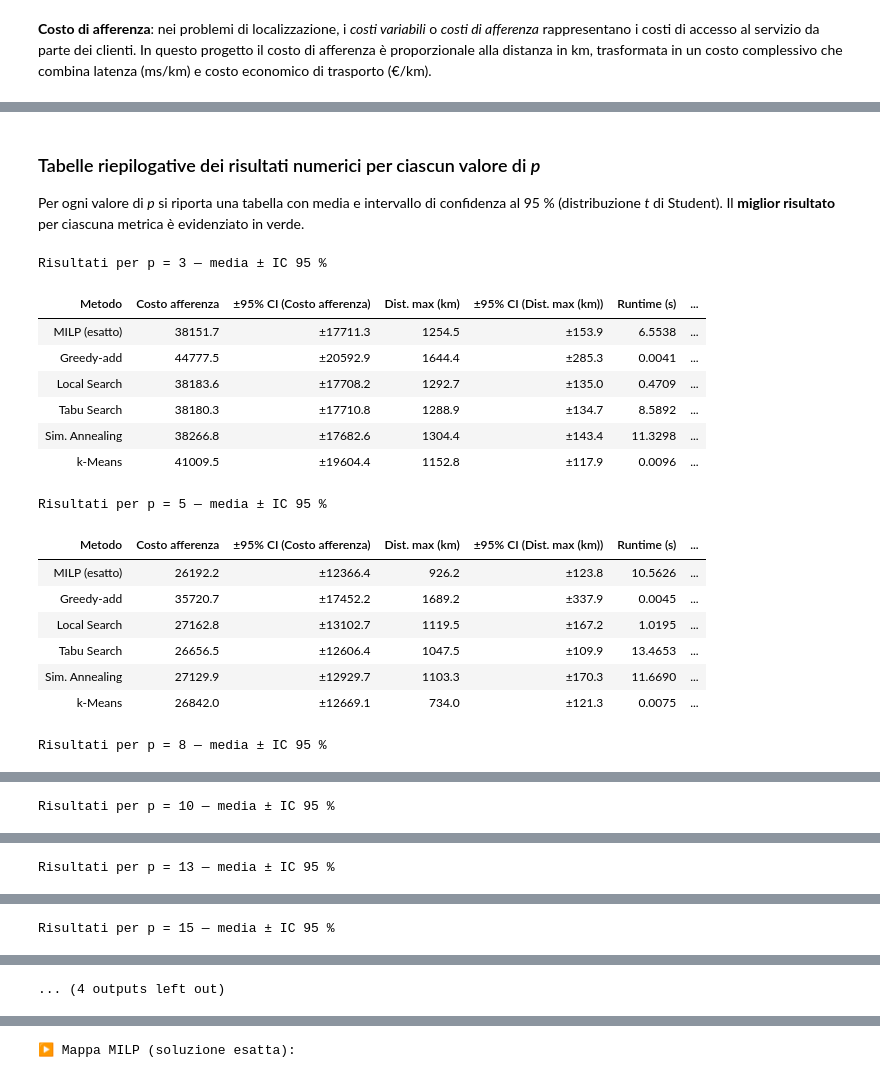
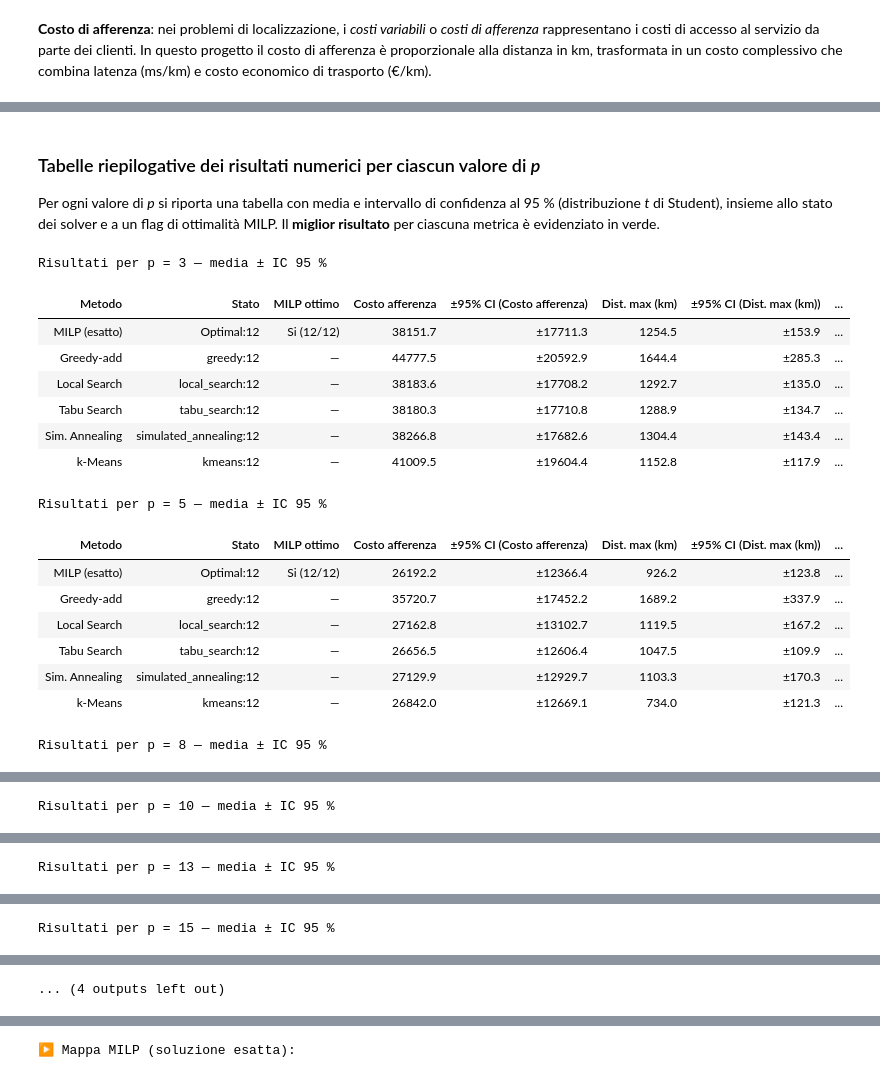
Before and after one commit to Leonard2310/pop-capacitated-pmedian, a Jupyter notebook: experiments.ipynb, the cells around one changed output, grey strips where cells are left out. Saved outputs shown, nothing was run; the diff lists cells and outputs as text; code cells hidden in the pictures.

```diff
--- a/experiments.ipynb
+++ b/experiments.ipynb
@@ -184,18 +184,7 @@ def sample_users(n_users: int, seed: int, generated_dir: Path = Path('data/gener
 
     # Aggiornamento registro dataset
     index_path = Path('data/index.json')
-    try:
-        index_data = json.loads(index_path.read_text(encoding='utf-8'))
-    except Exception:
-        index_data = {
-            'created_at': datetime.now().strftime('%Y-%m-%d'),
-            'generated_dir': str(generated_dir.as_posix()),
-            'schema': {
-                'record': {'lat': 'float', 'lon': 'float', 'demand': 'float'},
-                'filename_pattern': 'users_n<N>_seed<S>.json',
-            },
-            'datasets': [],
-        }
+    index_data = json.loads(index_path.read_text(encoding='utf-8'))
 
     record = {
         'file': str(path.as_posix()),
@@ -487,7 +461,7 @@ def greedy_solution(
     dist_cost: np.ndarray,
     demands: np.ndarray,
     p: int,
-    capacities: np.ndarray | None = None,
+    capacities: np.ndarray,
 ) -> dict:
     """Soluzione completa: greedy-add (costruzione) + assegnamento capacitato.
 
@@ -499,7 +473,7 @@ def greedy_solution(
         dist_cost: Matrice dei costi di afferenza.
         demands: Domanda degli utenti.
         p: Numero di centri di servizio da attivare.
-        capacities: Capacità dei candidati (opzionale).
+        capacities: Capacità dei candidati.
 
     Returns:
         Dizionario con: status, objective, open, assign, runtime, feasible.
@@ -507,11 +481,7 @@ def greedy_solution(
     start = time.perf_counter()
     open_hubs = greedy_add(dist_cost, demands, p)
 
-    if capacities is None:
-        assign = open_hubs[np.argmin(dist_cost[:, open_hubs], axis=1)]
-        feasible = True
-    else:
-        assign, feasible = assign_with_capacity(dist_cost, demands, open_hubs, capacities)
+    assign, feasible = assign_with_capacity(dist_cost, demands, open_hubs, capacities)
 
     if feasible:
         obj = float(np.sum(demands * dist_cost[np.arange(len(demands)), assign]))
@@ -1303,7 +1266,7 @@ Risultati salvati in results/results.csv
 # %% [markdown]
 ### Tabelle riepilogative dei risultati numerici per ciascun valore di *p*
 
-Per ogni valore di *p* si riporta una tabella con media e intervallo di confidenza al 95 % (distribuzione *t* di Student). Il **miglior risultato** per ciascuna metrica è evidenziato in verde.
+Per ogni valore di *p* si riporta una tabella con media e intervallo di confidenza al 95 % (distribuzione *t* di Student), insieme allo stato dei solver e a un flag di ottimalità MILP. Il **miglior risultato** per ciascuna metrica è evidenziato in verde.
 # %%
 # ── Tabelle numeriche per ciascun valore di p (con IC 95 %) ───────
 from scipy import stats as _stats
@@ -1319,7 +1282,26 @@ for p_val in sorted(results_df['p'].unique()):
     _table_rows = []
     for m in METHOD_STYLE:
         sub = results_df[(results_df['method'] == m) & (results_df['p'] == p_val)]
-        row = {'Metodo': METHOD_STYLE[m]['label']}
+        status_counts = sub['status'].dropna().astype(str).value_counts()
+        status_text = ', '.join(f'{k}:{v}' for k, v in status_counts.items()) if not status_counts.empty else 'n/a'
+        if m == 'milp':
+            n_opt = int((sub['status'] == 'Optimal').sum())
+            n_tot = int(len(sub))
+            if n_tot == 0:
+                milp_opt_flag = 'n/a'
+            elif n_opt == n_tot:
+                milp_opt_flag = f'Si ({n_opt}/{n_tot})'
+            elif n_opt > 0:
+                milp_opt_flag = f'Parziale ({n_opt}/{n_tot})'
+            else:
+                milp_opt_flag = f'No (0/{n_tot})'
+        else:
+            milp_opt_flag = '—'
+        row = {
+            'Metodo': METHOD_STYLE[m]['label'],
+            'Stato': status_text,
+            'MILP ottimo': milp_opt_flag,
+        }
         for metric in _metrics:
             vals = sub[metric].dropna()
             n = len(vals)
@@ -1354,46 +1336,46 @@ for p_val in sorted(results_df['p'].unique()):
             elif second is not None and np.isclose(v, second):
                 styles.append('background-color: #7a6a00 !important; color: #fff3b0 !important; font-weight: bold')
             else:
                 styles.append('')
         return styles
     value_cols = list(_metric_labels.values())
     styled = (df_p.style
               .set_table_styles([
                   {'selector': 'caption', 'props': [('font-weight', 'bold'), ('font-size', '14px'),
                                                      ('margin-bottom', '8px'), ('color', '#e0e0e0')]},
                   {'selector': 'th', 'props': [('background-color', '#2d2d2d'), ('color', '#e0e0e0'),
                                                 ('font-size', '11px')]},
                   {'selector': 'td', 'props': [('font-size', '11px'), ('text-align', 'center'),
                                                 ('color', '#d0d0d0'), ('background-color', '#1e1e1e')]},
               ])
               .apply(_highlight_best, subset=value_cols)
               .format({
                   'Costo afferenza': '{:.1f}',
                   '±95% CI (Costo afferenza)': '±{:.1f}',
                   'Dist. max (km)': '{:.1f}',
                   '±95% CI (Dist. max (km))': '±{:.1f}',
                   'Runtime (s)': '{:.4f}',
                   '±95% CI (Runtime (s))': '±{:.4f}',
               })
               .set_caption(f'Risultati per p = {p_val} — media ± IC 95 %')
               .hide(axis='index'))
     display(styled)
     print()  # spacer between tables
 # %% [output]
 Risultati per p = 3 — media ± IC 95 %
-| Metodo | Costo afferenza | ±95% CI (Costo afferenza) | Dist. max (km) | ±95% CI (Dist. max (km)) | Runtime (s) | ... |
-| MILP (esatto) | 38151.7 | ±17711.3 | 1254.5 | ±153.9 | 6.5538 | ... |
-| Greedy-add | 44777.5 | ±20592.9 | 1644.4 | ±285.3 | 0.0041 | ... |
-| Local Search | 38183.6 | ±17708.2 | 1292.7 | ±135.0 | 0.4709 | ... |
-| Tabu Search | 38180.3 | ±17710.8 | 1288.9 | ±134.7 | 8.5892 | ... |
-| Sim. Annealing | 38266.8 | ±17682.6 | 1304.4 | ±143.4 | 11.3298 | ... |
-| k-Means | 41009.5 | ±19604.4 | 1152.8 | ±117.9 | 0.0096 | ... |
+| Metodo | Stato | MILP ottimo | Costo afferenza | ±95% CI (Costo afferenza) | Dist. max (km) | ±95% CI (Dist. max (km)) | ... |
+| MILP (esatto) | Optimal:12 | Si (12/12) | 38151.7 | ±17711.3 | 1254.5 | ±153.9 | ... |
+| Greedy-add | greedy:12 | — | 44777.5 | ±20592.9 | 1644.4 | ±285.3 | ... |
+| Local Search | local_search:12 | — | 38183.6 | ±17708.2 | 1292.7 | ±135.0 | ... |
+| Tabu Search | tabu_search:12 | — | 38180.3 | ±17710.8 | 1288.9 | ±134.7 | ... |
+| Sim. Annealing | simulated_annealing:12 | — | 38266.8 | ±17682.6 | 1304.4 | ±143.4 | ... |
+| k-Means | kmeans:12 | — | 41009.5 | ±19604.4 | 1152.8 | ±117.9 | ... |
 Risultati per p = 5 — media ± IC 95 %
-| Metodo | Costo afferenza | ±95% CI (Costo afferenza) | Dist. max (km) | ±95% CI (Dist. max (km)) | Runtime (s) | ... |
-| MILP (esatto) | 26192.2 | ±12366.4 | 926.2 | ±123.8 | 10.5626 | ... |
-| Greedy-add | 35720.7 | ±17452.2 | 1689.2 | ±337.9 | 0.0045 | ... |
-| Local Search | 27162.8 | ±13102.7 | 1119.5 | ±167.2 | 1.0195 | ... |
-| Tabu Search | 26656.5 | ±12606.4 | 1047.5 | ±109.9 | 13.4653 | ... |
-| Sim. Annealing | 27129.9 | ±12929.7 | 1103.3 | ±170.3 | 11.6690 | ... |
-| k-Means | 26842.0 | ±12669.1 | 734.0 | ±121.3 | 0.0075 | ... |
+| Metodo | Stato | MILP ottimo | Costo afferenza | ±95% CI (Costo afferenza) | Dist. max (km) | ±95% CI (Dist. max (km)) | ... |
+| MILP (esatto) | Optimal:12 | Si (12/12) | 26192.2 | ±12366.4 | 926.2 | ±123.8 | ... |
+| Greedy-add | greedy:12 | — | 35720.7 | ±17452.2 | 1689.2 | ±337.9 | ... |
+| Local Search | local_search:12 | — | 27162.8 | ±13102.7 | 1119.5 | ±167.2 | ... |
+| Tabu Search | tabu_search:12 | — | 26656.5 | ±12606.4 | 1047.5 | ±109.9 | ... |
+| Sim. Annealing | simulated_annealing:12 | — | 27129.9 | ±12929.7 | 1103.3 | ±170.3 | ... |
+| k-Means | kmeans:12 | — | 26842.0 | ±12669.1 | 734.0 | ±121.3 | ... |
 Risultati per p = 8 — media ± IC 95 %
```
Also changed, not shown: parts of 28 cells of this notebook, 3 other files.
